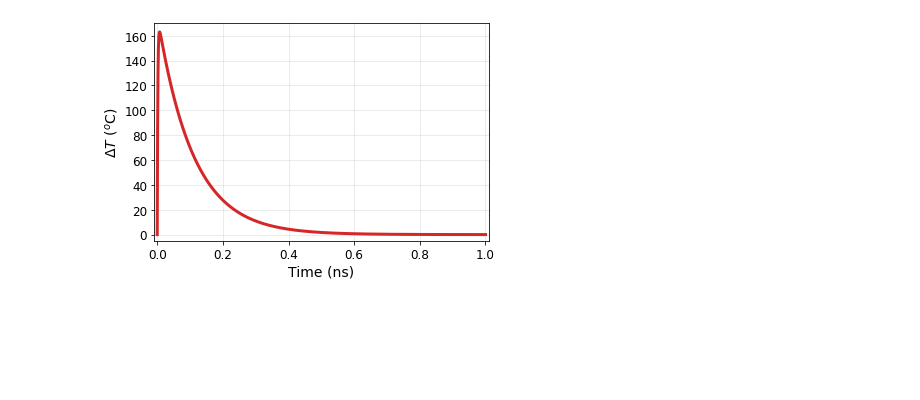
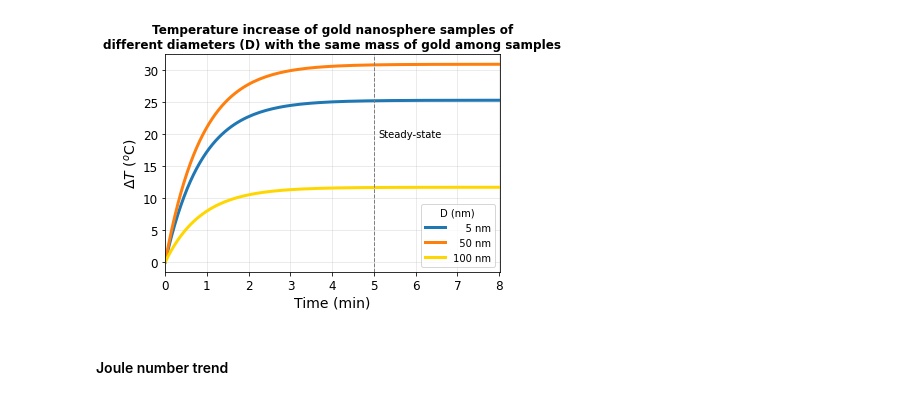
Before and after one commit to pedrosatulio/Thermoplasmonics, a Jupyter notebook: Thermal.ipynb, the cells around one changed output. Saved outputs shown, nothing was run; the diff lists cells and outputs as text; code cells hidden in the pictures; blank space fills up the shorter version.

```diff
--- a/Thermal.ipynb
+++ b/Thermal.ipynb
@@ -51,0 +45,18 @@ T0 = ((Cabs_typical*Iavg)/(rho_Au*Vnp*cp_Au*f*(1-tau_ep/tau_d)))*(npy.exp(-t0/ta
+# %%
+# Parâmetros materiais
+Cmass = 1e-2                        # NP mass concentration [kg/m^3] (10 ug/mL)
+a = 22e-3                           # Altura do líquido na cubeta (m)
+b = 1e-3                            # Espessura da líquido na cubeta (m)
+l = 10e-3                           # Comprimento do caminho óptico (largura da cubeta - m)
+rho_h2o = 1000                      # Densidade do meio (kg/m^3)
+rho_np = 19300                      # Densidade da NP (kg/m^3)
+cp_h2o = 4200                       # Calor específico do meio (J/kg.K)
+h = 35                              # Coeficiente de transferência de calor convectivo(W/m ^ 2.K)    # Ref.:
+                                    # https://www.engineersedge.com/heat_transfer/convective_heat_transfer_coefficients__13378.htm
+
+# Parâmetros do Laser
+Pexc = 1                            # Potência média do Laser (W)
+f = 80e6                            # Taxa de repetição do Laser (Hz)
+
+# NP concentration (same material concentration among samples)
+Cnp = Cmass/(rho_np*Vnp)
@@ -52,15 +71,23 @@ T0 = ((Cabs_typical*Iavg)/(rho_Au*Vnp*cp_Au*f*(1-tau_ep/tau_d)))*(npy.exp(-t0/ta
+# %%
+t = npy.linspace(0, 900, num=200)
+Ta = ((Cnp[0]*Cabs[0]*I)/(rho_h2o*cp_h2o*B))*(1-npy.exp(-B*t))
+Tb = ((Cnp[1]*Cabs[1]*I)/(rho_h2o*cp_h2o*B))*(1-npy.exp(-B*t))
+Tc = ((Cnp[2]*Cabs[2]*I)/(rho_h2o*cp_h2o*B))*(1-npy.exp(-B*t))
 # %%
-fig1 = plt.figure(1)
-ax1 = plt.gca()
-plt.plot(t0/(1e-9), T0, 'tab:red', linewidth=3)
+fig3 = plt.figure(3)
+ax3 = plt.gca()
+lines3 = plt.plot(t/60, Ta, 'tab:blue', t/60, Tb, 'tab:orange', t/60, Tc, 'gold', linewidth=3)
+plt.axvline(x = 5, linewidth=1, linestyle='--', color ='tab:gray')
 plt.xticks(fontsize=12)
 plt.yticks(fontsize=12)
 plt.rcParams['figure.figsize'] = (10, 5)
+plt.legend(lines3[:3], ['    5 nm', '  50 nm', '100 nm'], title="D (nm)", fontsize=10)
+plt.text(5.1, 19.5, 'Steady-state', fontsize=10)
+plt.title('Temperature increase of gold nanosphere samples of\ndifferent diameters (D) with the same mass of gold among samples', fontweight='bold')
 plt.ylabel('$\Delta T$ ($^{o}$C)', fontsize=14)
-plt.xlabel('Time (ns)', fontsize=14)
-plt.xlim([-0.01, 1.01])
-plt.ylim([-5, 170])
+plt.xlabel('Time (min)', fontsize=14)
+plt.xlim([-0.01, 8.01])
 plt.grid(alpha=0.3)
 plt.show()
 # %% [output]
-[figure, old version]
+[figure, new version]
@@ -89,0 +94,2 @@ B = h*S/(rho_h2o*cp_h2o*V)          # Fator de perda de calor (1/s)
+# %% [markdown]
+#### Joule number trend
```
Also changed, not shown: parts of 16 cells of this notebook, 40 other files.
